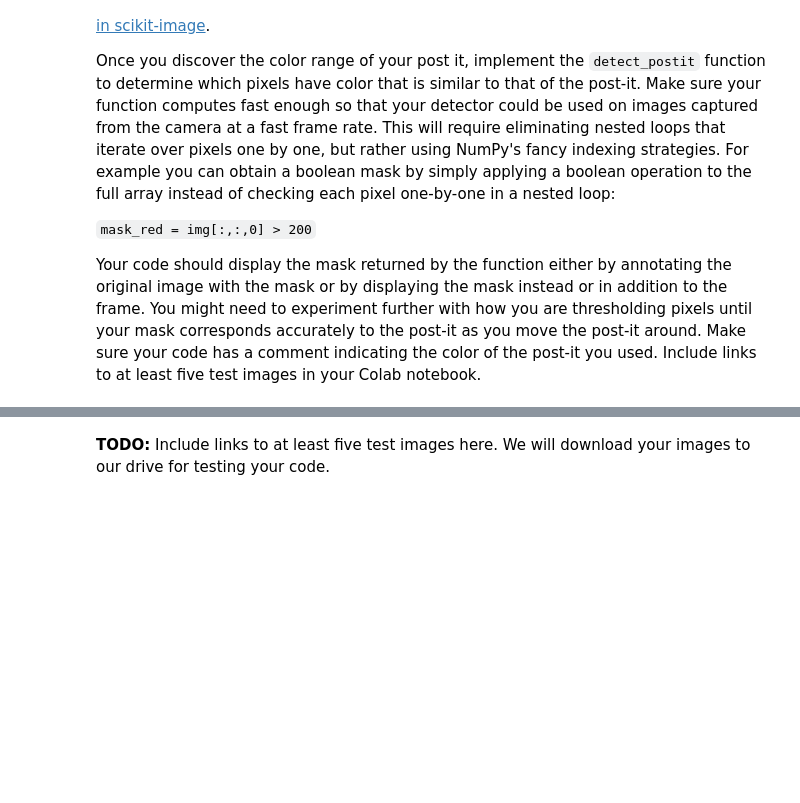
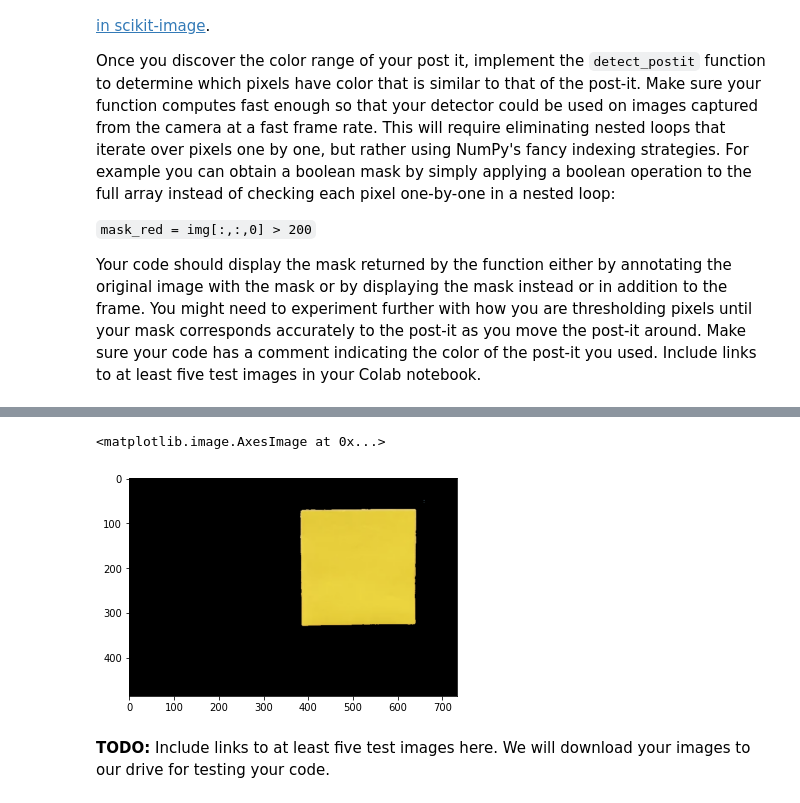
Before and after one commit to tejabalu/GIX, a Jupyter notebook: Copy_of_lab3_image_processing.ipynb, the cells around one changed output, grey strips where cells are left out. Drawn from its saved outputs; the diff is of its cells as text; code cells hidden in the pictures; blank space fills up the shorter version.

```diff
--- a/Copy_of_lab3_image_processing.ipynb
+++ b/Copy_of_lab3_image_processing.ipynb
@@ -255,3 +266,22 @@ if __name__ == "__main__":
+# %%
+a = imghsv[:,:,0] > 0.12
+b= imghsv[:,:,1] > 0.35
+c = imghsv[:,:,2] > 0.09
+
+mask = np.zeros((img.shape[0], img.shape[1], 3))
+
+d = np.argwhere(a*b*c)
+d.shape
+mask[d[:,0], d[:,1]] = img[d[:,0], d[:,1]]
+
+fig2 = plt.figure("Postit mask")
+plt.imshow(mask)
+
+# d
+# d[:,1]
+# %% [output]
+<matplotlib.image.AxesImage at 0x...>
+[figure, added]
 # %% [markdown]
 **TODO:** Include links to at least five test images here. We will download your images to our drive for testing your code.
 # %% [markdown]
```
Also changed, not shown: parts of 1 cell of this notebook.
